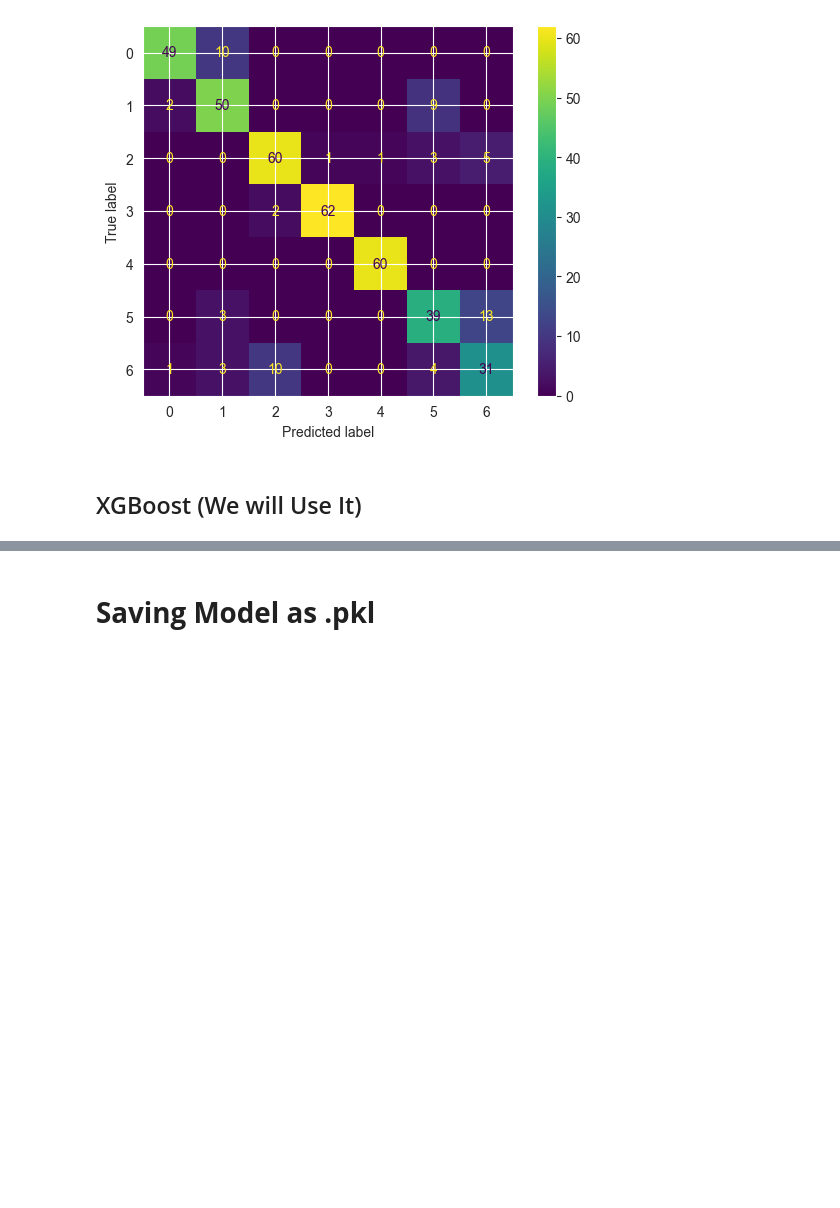
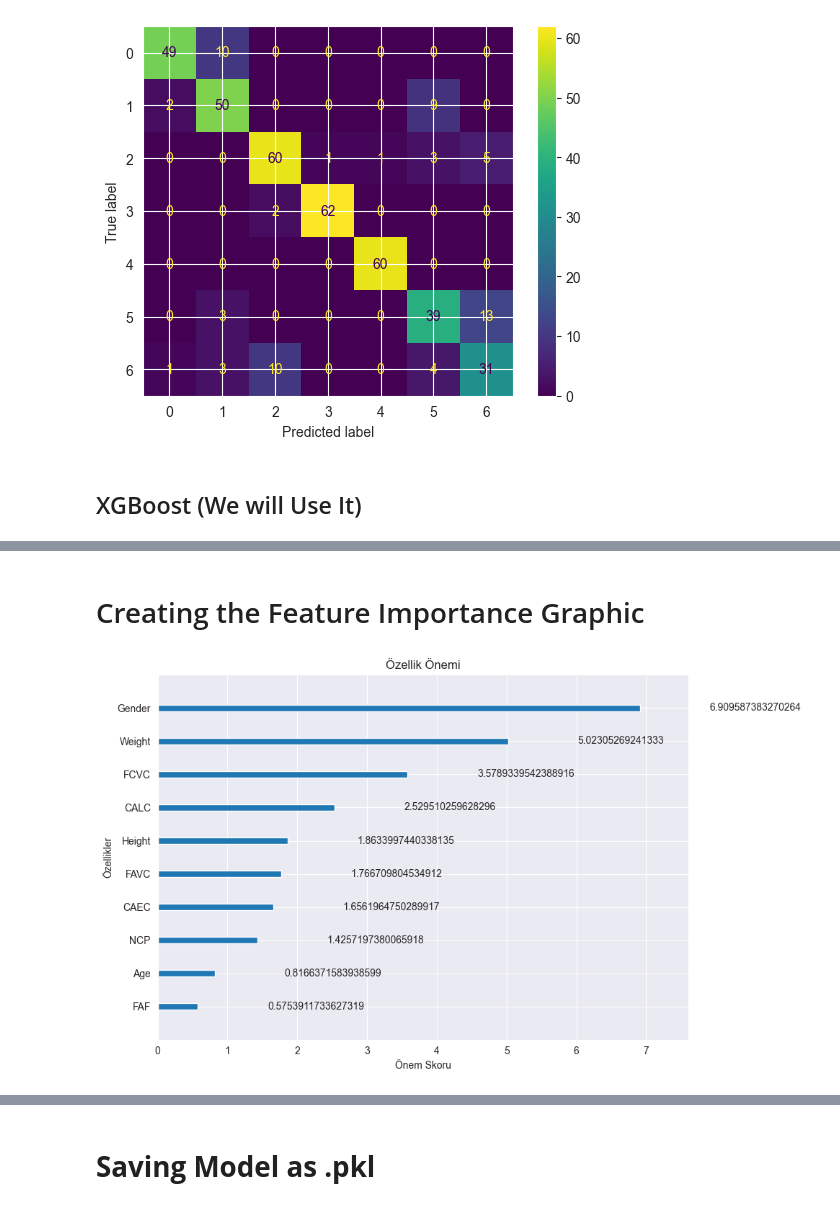
Before and after one commit to AlpikTech/ISTDS-proje3, a Jupyter notebook: Notebook.ipynb, the cells around one changed output, grey strips where cells are left out. Drawn from its saved outputs; the diff is of its cells as text; code cells hidden in the pictures; blank space fills up the shorter version.

```diff
--- a/Notebook.ipynb
+++ b/Notebook.ipynb
@@ -478,0 +483,19 @@ plt.show()
+# %% [markdown]
+# Creating the Feature Importance Graphic
+# %%
+# Özellik önemini görselleştirin
+fig, ax = plt.subplots(figsize=(10, 6))
+xgb.plot_importance(model,
+                    ax=ax,
+                    max_num_features=10,
+                    importance_type='gain',
+                    title='Özellik Önemi',
+                    xlabel='Önem Skoru',
+                    ylabel='Özellikler')
+
+# Mevcut y-ekseni etiketlerini al ve değiştir
+ax.set_yticklabels(X.columns[model.feature_importances_.argsort()[-10:]])
+plt.tight_layout()
+plt.show()
+# %% [output]
+[figure, added]
```
Also changed, not shown: parts of 5 cells of this notebook, 3 other files.
